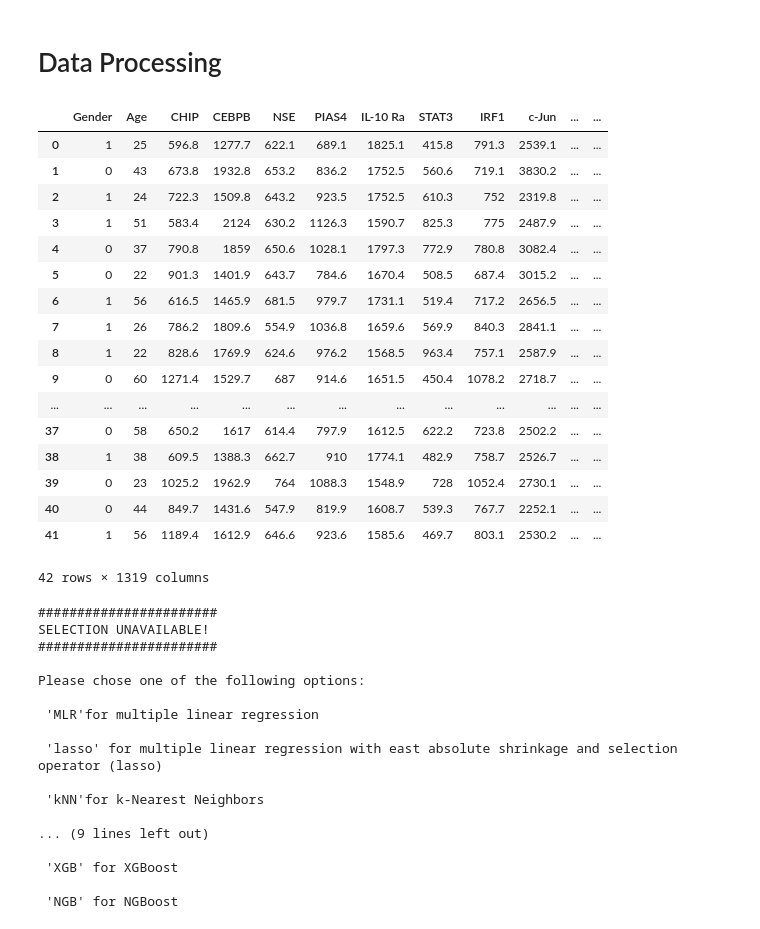
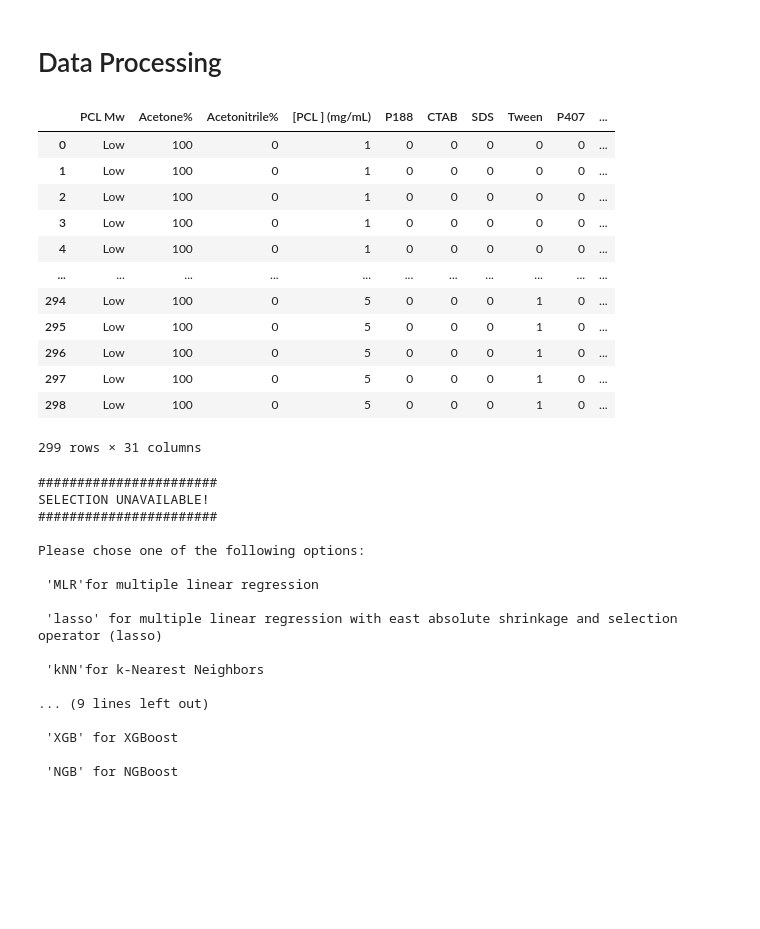
Before and after one commit to Norange01/ML_App_Repro, a Jupyter notebook: Nanoparticles/Repro_Preliminary_model_screening.ipynb, the cells around one changed output. Drawn from its saved outputs; the diff is of its cells as text; code cells hidden in the pictures; blank space fills up the shorter version.

Commit message:
Data processing complete

```diff
--- a/Nanoparticles/Repro_Preliminary_model_screening.ipynb
+++ b/Nanoparticles/Repro_Preliminary_model_screening.ipynb
@@ -1,42 +1,46 @@
 # %% [markdown]
 # Data Processing
-# %%
-import pandas as pd
-import numpy as np
-df=pd.read_excel('/kaggle/input/cfs-plasma-proteins/Plasma_for_CFS.xlsx')
-inputDf=df.iloc[55:112,2:1348]
-
-titles=np.concatenate((df.iloc[54,2:31],df.iloc[45,31:1348]),axis=None)
-inputDf.columns=titles
-
-inputDf=inputDf[inputDf['SampleType']=="Sample"]
-inputDf.index=range(0,len(inputDf.index)) # update row numbers
-
-yArr=(inputDf["SampleGroup"]=="Patient").astype(int) # patient is 1, control is 0
-
-xArr=pd.concat([(inputDf["Gender"]=="F").astype(int),inputDf["Age"],inputDf.iloc[0:57,29:1346]], axis=1)
-featureTitles=xArr.columns
-
-display(xArr)
-# %% [output]
-|  | Gender | Age | CHIP | CEBPB | NSE | PIAS4 | IL-10 Ra | STAT3 | IRF1 | c-Jun | ... | ... |
-| 0 | 1 | 25 | 596.8 | 1277.7 | 622.1 | 689.1 | 1825.1 | 415.8 | 791.3 | 2539.1 | ... | ... |
-| 1 | 0 | 43 | 673.8 | 1932.8 | 653.2 | 836.2 | 1752.5 | 560.6 | 719.1 | 3830.2 | ... | ... |
-| 2 | 1 | 24 | 722.3 | 1509.8 | 643.2 | 923.5 | 1752.5 | 610.3 | 752 | 2319.8 | ... | ... |
-| 3 | 1 | 51 | 583.4 | 2124 | 630.2 | 1126.3 | 1590.7 | 825.3 | 775 | 2487.9 | ... | ... |
-| 4 | 0 | 37 | 790.8 | 1859 | 650.6 | 1028.1 | 1797.3 | 772.9 | 780.8 | 3082.4 | ... | ... |
-| 5 | 0 | 22 | 901.3 | 1401.9 | 643.7 | 784.6 | 1670.4 | 508.5 | 687.4 | 3015.2 | ... | ... |
-| 6 | 1 | 56 | 616.5 | 1465.9 | 681.5 | 979.7 | 1731.1 | 519.4 | 717.2 | 2656.5 | ... | ... |
-| 7 | 1 | 26 | 786.2 | 1809.6 | 554.9 | 1036.8 | 1659.6 | 569.9 | 840.3 | 2841.1 | ... | ... |
-| 8 | 1 | 22 | 828.6 | 1769.9 | 624.6 | 976.2 | 1568.5 | 963.4 | 757.1 | 2587.9 | ... | ... |
-| 9 | 0 | 60 | 1271.4 | 1529.7 | 687 | 914.6 | 1651.5 | 450.4 | 1078.2 | 2718.7 | ... | ... |
-| ... | ... | ... | ... | ... | ... | ... | ... | ... | ... | ... | ... | ... |
-| 37 | 0 | 58 | 650.2 | 1617 | 614.4 | 797.9 | 1612.5 | 622.2 | 723.8 | 2502.2 | ... | ... |
-| 38 | 1 | 38 | 609.5 | 1388.3 | 662.7 | 910 | 1774.1 | 482.9 | 758.7 | 2526.7 | ... | ... |
-| 39 | 0 | 23 | 1025.2 | 1962.9 | 764 | 1088.3 | 1548.9 | 728 | 1052.4 | 2730.1 | ... | ... |
-| 40 | 0 | 44 | 849.7 | 1431.6 | 547.9 | 819.9 | 1608.7 | 539.3 | 767.7 | 2252.1 | ... | ... |
-| 41 | 1 | 56 | 1189.4 | 1612.9 | 646.6 | 923.6 | 1585.6 | 469.7 | 803.1 | 2530.2 | ... | ... |
-42 rows × 1319 columns
+# %%
+import pandas as pd
+import numpy as np
+
+df=pd.read_excel('/kaggle/input/np-data/NP_Dataset.xlsx')
+
+# specify range of table and define columns
+inputDf=df.iloc[1:300,1:27]
+titles=df.iloc[0,1:27]
+inputDf.columns=titles
+
+inputDf.index=range(0,len(inputDf.index)) # update row numbers
+
+inputDf.drop(['IID'],axis='columns', inplace=True) # IID (mm) column is representative of IID column
+inputDf['Aggregates presence ']=(inputDf["Aggregates presence "]=="YES").astype(int) # to remove strings in data
+
+stabilizers = set(inputDf['Stabilizer']) # get list of stabilizers used
+
+# make a separate binary-type column for each unique entry in Stabilizer column
+for s in stabilizers:
+    inputDf.insert (5, s, (inputDf["Stabilizer"]==s).astype(int))
+
+# remove Stabilizer column (all its data are now in the new columns)
+inputDf.drop(['Stabilizer'],axis='columns', inplace=True)
+
+display(inputDf)
+#inputDf.to_excel("inputDf.xlsx")
+# %% [output]
+|  | PCL Mw | Acetone% | Acetonitrile% | [PCL ] (mg/mL) | P188 | CTAB | SDS | Tween | P407 | ... |
+| 0 | Low | 100 | 0 | 1 | 0 | 0 | 0 | 0 | 0 | ... |
+| 1 | Low | 100 | 0 | 1 | 0 | 0 | 0 | 0 | 0 | ... |
+| 2 | Low | 100 | 0 | 1 | 0 | 0 | 0 | 0 | 0 | ... |
+| 3 | Low | 100 | 0 | 1 | 0 | 0 | 0 | 0 | 0 | ... |
+| 4 | Low | 100 | 0 | 1 | 0 | 0 | 0 | 0 | 0 | ... |
+| ... | ... | ... | ... | ... | ... | ... | ... | ... | ... | ... |
+| 294 | Low | 100 | 0 | 5 | 0 | 0 | 0 | 1 | 0 | ... |
+| 295 | Low | 100 | 0 | 5 | 0 | 0 | 0 | 1 | 0 | ... |
+| 296 | Low | 100 | 0 | 5 | 0 | 0 | 0 | 1 | 0 | ... |
+| 297 | Low | 100 | 0 | 5 | 0 | 0 | 0 | 1 | 0 | ... |
+| 298 | Low | 100 | 0 | 5 | 0 | 0 | 0 | 1 | 0 | ... |
+299 rows × 31 columns
 # %%
 import pickle
 from xgboost import XGBRegressor
```
